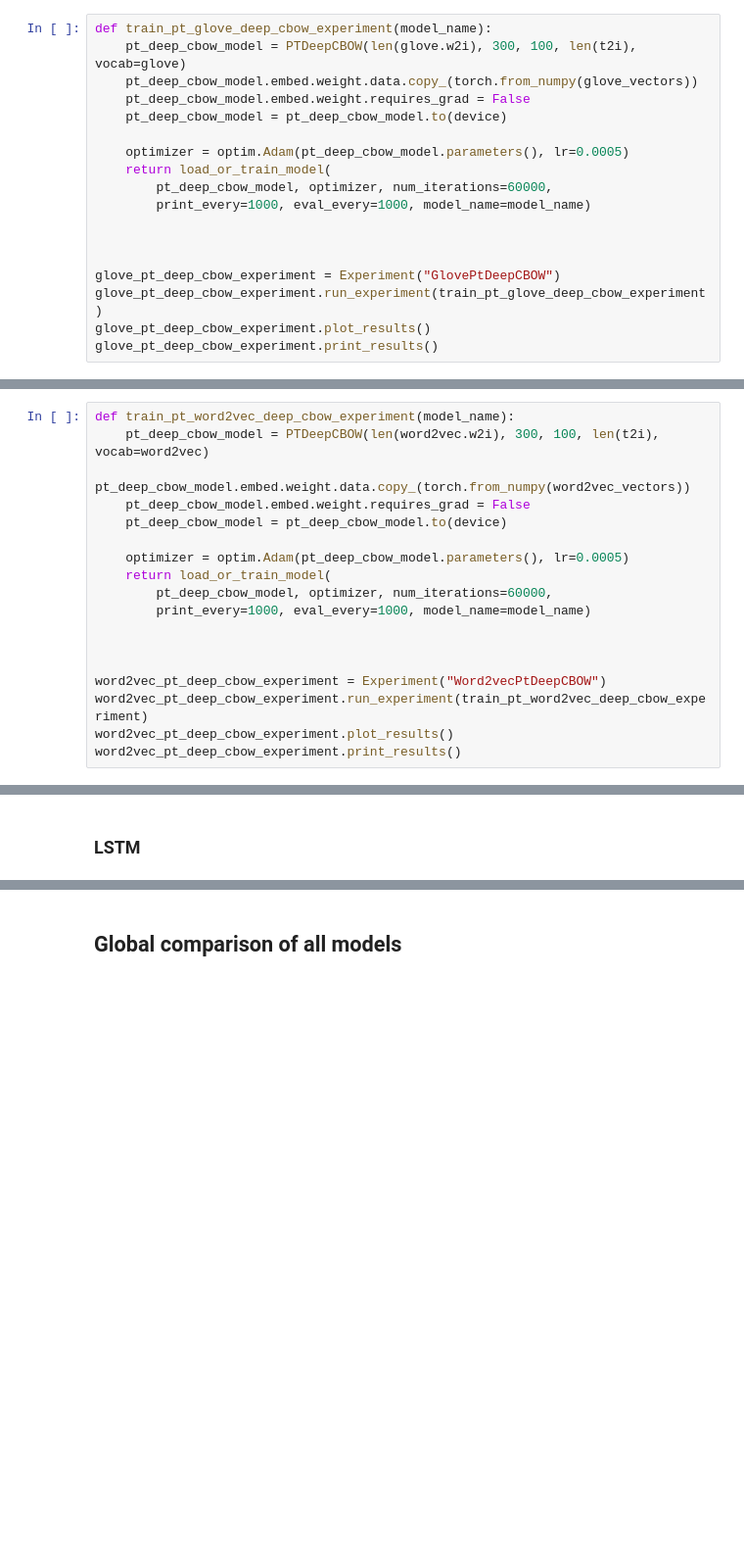
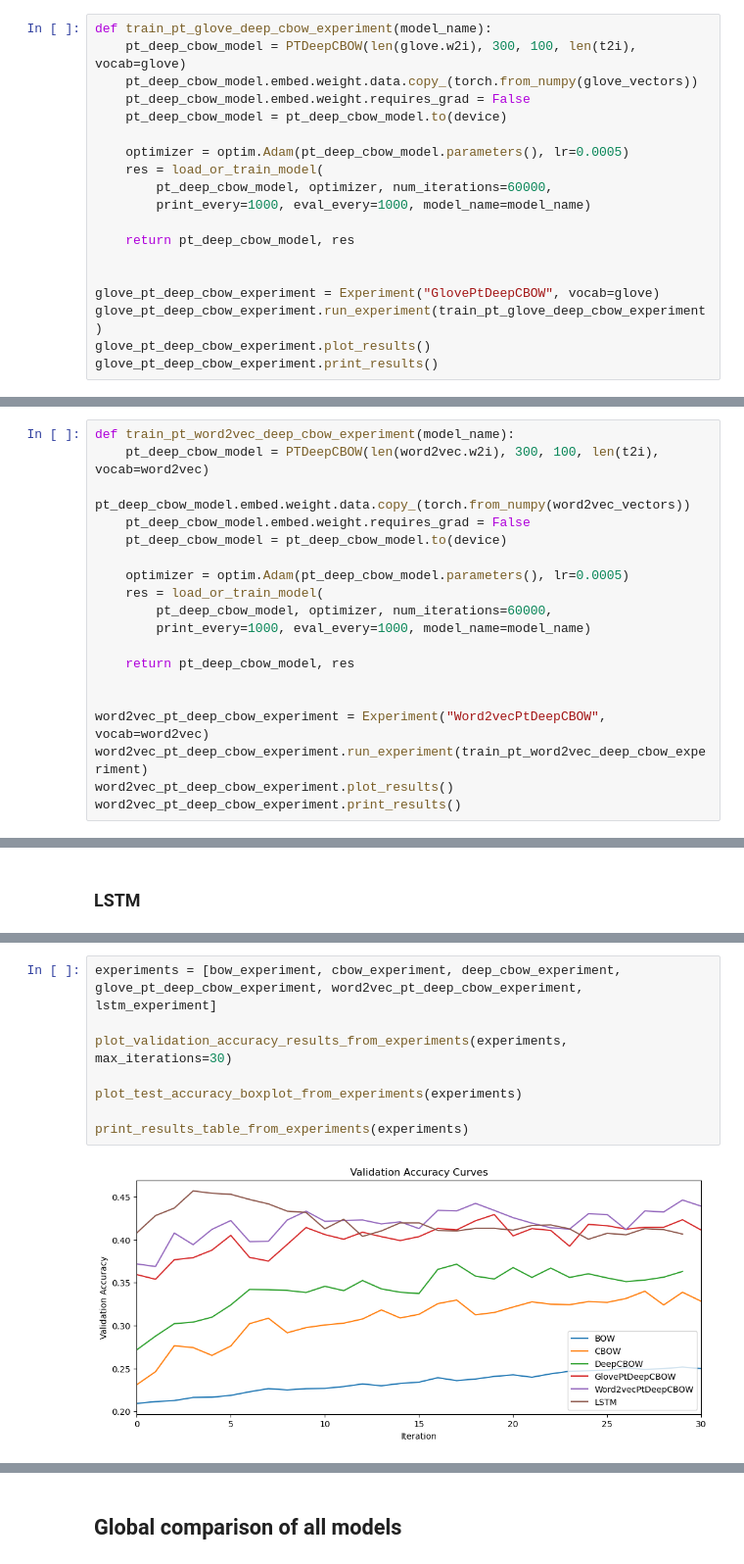
Before and after one commit to NiccoloCase/uva-nlp-1-assignments, a Jupyter notebook: assignment2/NLP1_2025_Practical_2.ipynb, the cells around one changed output, grey strips where cells are left out. Shown at 98% size. Saved outputs shown, nothing was run; the diff lists cells and outputs as text; blank space fills up the shorter version.

```diff
--- a/assignment2/NLP1_2025_Practical_2.ipynb
+++ b/assignment2/NLP1_2025_Practical_2.ipynb
@@ -2841,13 +2831,14 @@ def train_pt_glove_deep_cbow_experiment(model_name):
     pt_deep_cbow_model = pt_deep_cbow_model.to(device)
 
     optimizer = optim.Adam(pt_deep_cbow_model.parameters(), lr=0.0005)
-    return load_or_train_model(
+    res = load_or_train_model(
         pt_deep_cbow_model, optimizer, num_iterations=60000,
         print_every=1000, eval_every=1000, model_name=model_name)
 
+    return pt_deep_cbow_model, res
 
 
-glove_pt_deep_cbow_experiment = Experiment("GlovePtDeepCBOW")
+glove_pt_deep_cbow_experiment = Experiment("GlovePtDeepCBOW", vocab=glove)
 glove_pt_deep_cbow_experiment.run_experiment(train_pt_glove_deep_cbow_experiment)
 glove_pt_deep_cbow_experiment.plot_results()
 glove_pt_deep_cbow_experiment.print_results()
@@ -2886,13 +2877,14 @@ def train_pt_word2vec_deep_cbow_experiment(model_name):
     pt_deep_cbow_model = pt_deep_cbow_model.to(device)
 
     optimizer = optim.Adam(pt_deep_cbow_model.parameters(), lr=0.0005)
-    return load_or_train_model(
+    res = load_or_train_model(
         pt_deep_cbow_model, optimizer, num_iterations=60000,
         print_every=1000, eval_every=1000, model_name=model_name)
 
+    return pt_deep_cbow_model, res
 
 
-word2vec_pt_deep_cbow_experiment = Experiment("Word2vecPtDeepCBOW")
+word2vec_pt_deep_cbow_experiment = Experiment("Word2vecPtDeepCBOW", vocab=word2vec)
 word2vec_pt_deep_cbow_experiment.run_experiment(train_pt_word2vec_deep_cbow_experiment)
 word2vec_pt_deep_cbow_experiment.plot_results()
 word2vec_pt_deep_cbow_experiment.print_results()
@@ -2940,0 +2988,10 @@ Word2vecPtDeepCBOW           0.4394          0.0079          0.4517         0.00
+# %%
+experiments = [bow_experiment, cbow_experiment, deep_cbow_experiment, glove_pt_deep_cbow_experiment, word2vec_pt_deep_cbow_experiment, lstm_experiment]
+
+plot_validation_accuracy_results_from_experiments(experiments, max_iterations=30)
+
+plot_test_accuracy_boxplot_from_experiments(experiments)
+
+print_results_table_from_experiments(experiments)
+# %% [output]
+[figure, added]
```
Also changed, not shown: parts of 28 cells of this notebook.
